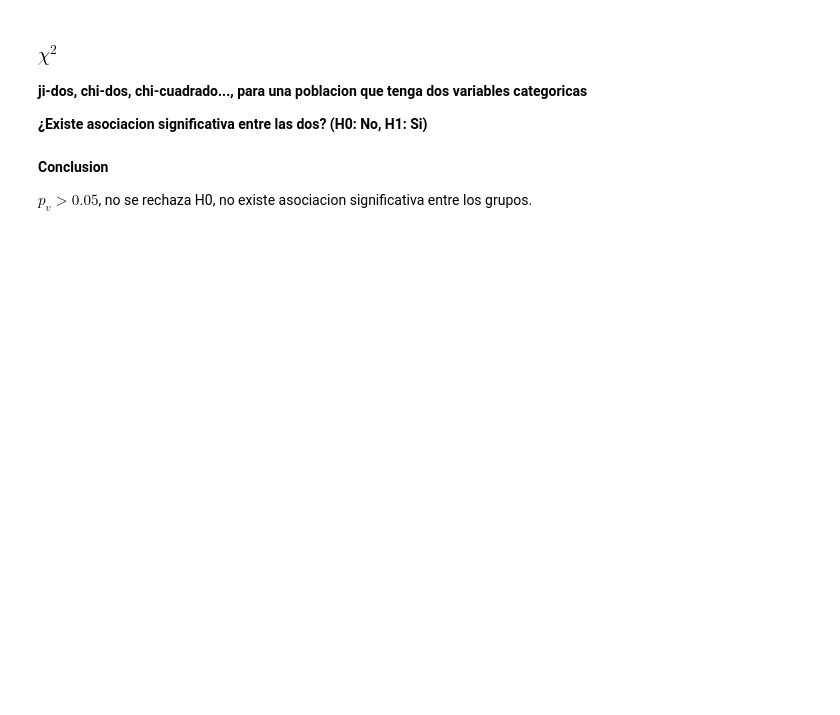
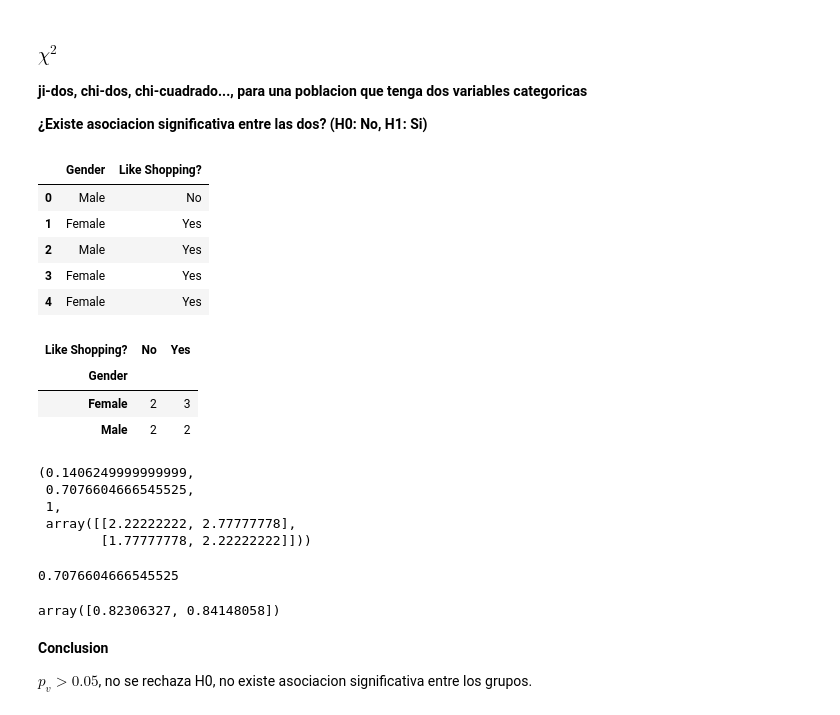
Before and after one commit to YonatanRA/ds_tb_part_21_09, a Jupyter notebook: 02-Data_Analysis/8.5 - Mas testeo de hipotesis.ipynb, the cells around one changed output. Saved outputs shown, nothing was run; the diff lists cells and outputs as text; code cells hidden in the pictures; blank space fills up the shorter version.

```diff
--- a/02-Data_Analysis/8.5 - Mas testeo de hipotesis.ipynb
+++ b/02-Data_Analysis/8.5 - Mas testeo de hipotesis.ipynb
@@ -340,6 +393,52 @@ res
 **ji-dos, chi-dos, chi-cuadrado..., para una poblacion que tenga dos variables categoricas**
 
 **¿Existe asociacion significativa entre las dos?  (H0: No, H1: Si)**
+# %%
+df=pd.read_csv('../data/chi-test.csv')
+
+df.head()
+# %% [output]
+|  | Gender | Like Shopping? |
+| 0 | Male | No |
+| 1 | Female | Yes |
+| 2 | Male | Yes |
+| 3 | Female | Yes |
+| 4 | Female | Yes |
+# %%
+contin_table=pd.crosstab(df.Gender, df['Like Shopping?'])
+
+contin_table
+# %% [output]
+| Like Shopping? | No | Yes |
+| Gender |  |  |
+| Female | 2 | 3 |
+| Male | 2 | 2 |
+# %%
+chi2_contingency(contin_table)
+# %% [output]
+(0.1406249999999999,
+ 0.7076604666545525,
+ 1,
+ array([[2.22222222, 2.77777778],
+        [1.77777778, 2.22222222]]))
+# %%
+chi_2, pvalor, dof, ex = chi2_contingency(contin_table)
+
+pvalor
+# %% [output]
+0.7076604666545525
+# %%
+# a mano
+
+chi_square=([(f-e)**2./e for f,e in zip(contin_table.values, ex)])
+
+chi_statistic=sum(chi_square)
+
+p_value=1-chi2.cdf(x=chi_statistic, df=dof)
+
+p_value
+# %% [output]
+array([0.82306327, 0.84148058])
 # %% [markdown]
 **Conclusion**
 
```
Also changed, not shown: parts of 5 cells of this notebook, 1 other file.
